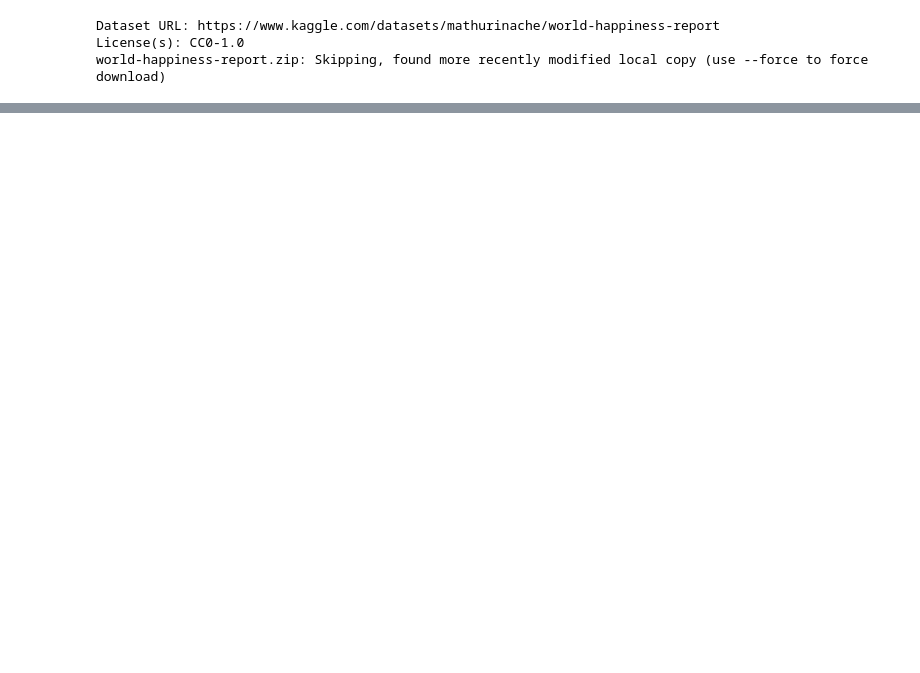
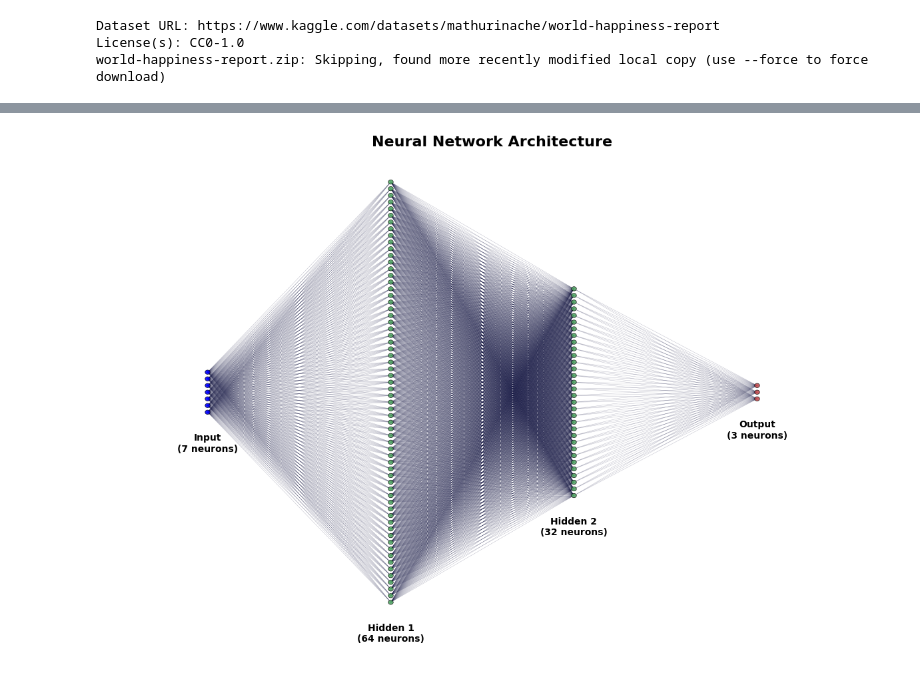
Before and after one commit to fairuznawar122/World-Happiness-Classification, a Jupyter notebook: World_Happiness_Classification_ANN.ipynb, the cells around one changed output, grey strips where cells are left out. Drawn from its saved outputs; the diff is of its cells as text; code cells hidden in the pictures; blank space fills up the shorter version.

Commit message:
Model Implemented

```diff
--- a/World_Happiness_Classification_ANN.ipynb
+++ b/World_Happiness_Classification_ANN.ipynb
@@ -172,0 +248,8 @@ df2018
+# %%
+from sklearn.preprocessing import LabelEncoder
+
+# Encode labels
+label_encoder = LabelEncoder()
+df['Category_Encoded'] = label_encoder.fit_transform(df['Category'])
+
+df
@@ -172,0 +270,3 @@ df2018
+# %%
+X = df.drop(['Category', 'Category_Encoded','Country'], axis=1)  # Features
+y = df['Category_Encoded']  # Target
@@ -172,0 +320,7 @@ df2018
+# %%
+history = model.fit(
+    X_train, y_train,
+    epochs=50,
+    batch_size=32,
+    validation_data=(X_val, y_val)  # Validation data
+)
@@ -172,0 +371,80 @@ df2018
+# %%
+import matplotlib.pyplot as plt
+from matplotlib.lines import Line2D
+from matplotlib.patches import Circle
+
+def plot_neural_network(model):
+    # Modern color palette
+    colors = {
+        'input': 'blue',    # Soft blue (input layer)
+        'hidden': '#55A868',   # Muted green (hidden layers)
+        'output': '#C44E52',   # Dusty red (output layer)
+        'connection': '#000233' # Light gray connections (improves readability)
+    }
+
+    # Get layer sizes
+    layer_sizes = [model.input_shape[1]] + [layer.units for layer in model.layers]
+
+    # Setup figure
+    fig, ax = plt.subplots(figsize=(12, 8), dpi=100)
+    ax.axis('off')
+
+    # Calculate spacing
+    v_spacing = 2.0 / max(layer_sizes)
+    h_spacing = 2.2 / (len(layer_sizes) - 1)
+
+
+    # Find the lowest y-position for each layer
+    lowest_points = []
+    for i, size in enumerate(layer_sizes):
+        lowest_y = -((size - 1) * v_spacing / 2)  # Bottom-most node position
+        lowest_points.append(lowest_y)
+
+    # Draw nodes (circles)
+    for i, size in enumerate(layer_sizes):
+        x = i * h_spacing
+
+
+        layer_type = 'input' if i == 0 else 'output' if i == len(layer_sizes)-1 else 'hidden'
+        for j in range(size):
+            y = (size - 1) * v_spacing / 2 - j * v_spacing
+            circle = Circle((x, y), 0.01,
+                          color=colors[layer_type],
+                          ec='k', lw=0.5, alpha=0.9, zorder=4)
+            ax.add_patch(circle)
+# Place label below the lowest node of each layer
+        label_y = lowest_points[i] - 0.1  # 0.1 units below the lowest node
+        layer_name = 'Input' if i == 0 else 'Output' if i == len(layer_sizes)-1 else f'Hidden {i}'
+        ax.text(x, label_y, f'{layer_name}\n({size} neurons)',
+                ha='center', va='top', fontsize=10, fontweight='bold')
+
+
+    # Draw connections (lines)
+    for i in range(len(layer_sizes) - 1):
+        for j in range(layer_sizes[i]):
+            for k in range(layer_sizes[i+1]):
+                line = Line2D(
+                    [i*h_spacing, (i+1)*h_spacing],
+                    [((layer_sizes[i]-1)/2 * v_spacing) - j*v_spacing,
+                     ((layer_sizes[i+1]-1)/2 * v_spacing) - k*v_spacing],
+                    color=colors['connection'],
+                    alpha=0.3,
+                    lw=0.3,
+                    zorder=1
+                )
+                ax.add_line(line)
+
+
+    # Styling
+    # Add 20% margin on all sides
+    x_margin = 0.1 * (len(layer_sizes) - 1) * h_spacing
+    y_margin = 0.1 * max(layer_sizes) * v_spacing
+    plt.xlim(-x_margin-0.2, (len(layer_sizes)-1)*h_spacing + 0.5)
+    plt.ylim(-y_margin-1.0, 1.0)
+    plt.title('Neural Network Architecture', fontsize=16, pad=35, fontweight='bold')
+    plt.tight_layout()
+    plt.show()
+
+plot_neural_network(model)
+# %% [output]
+[figure, added]
```
Also changed, not shown: parts of 20 cells of this notebook.
